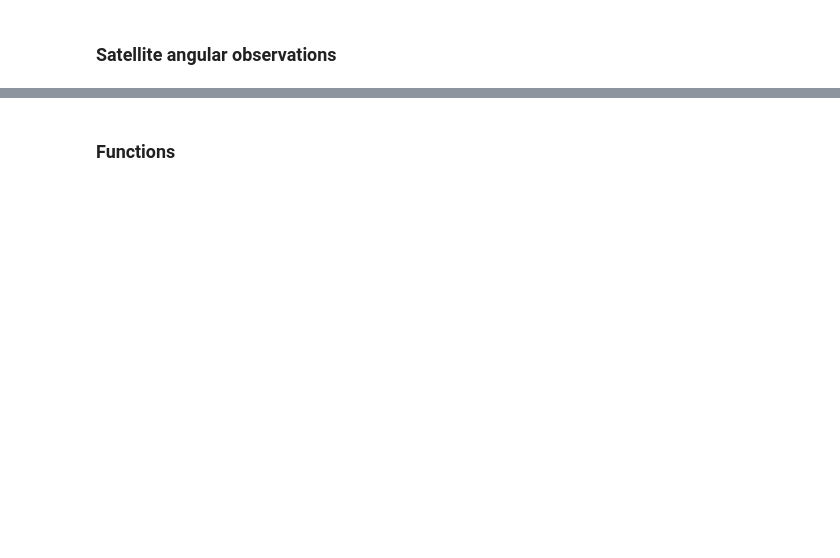
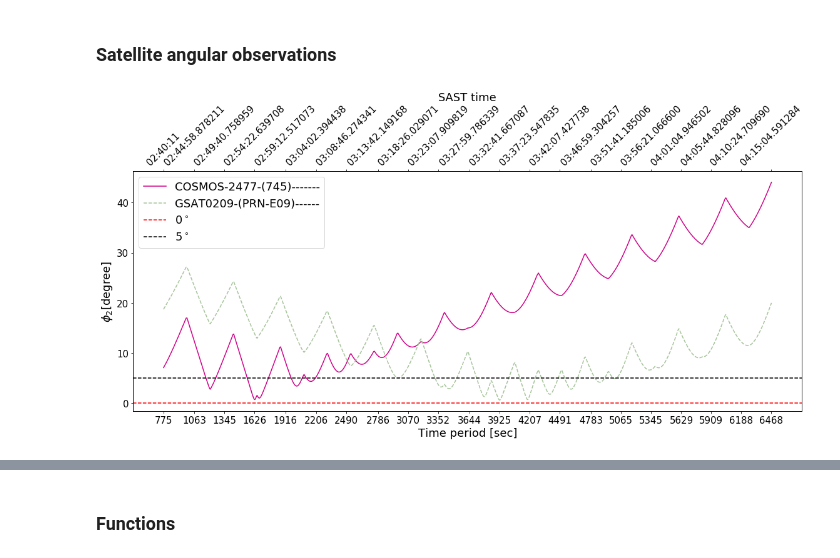
Before and after one commit to vitoria-ab/satellite_RFI-mine, a Jupyter notebook: Notebooks/Satellite_position/Satellite_position.ipynb, the cells around one changed output, grey strips where cells are left out. Drawn from its saved outputs; the diff is of its cells as text; code cells hidden in the pictures; blank space fills up the shorter version.

```diff
--- a/Notebooks/Satellite_position/Satellite_position.ipynb
+++ b/Notebooks/Satellite_position/Satellite_position.ipynb
@@ -79,14 +122,20 @@ if len(pm.satellite_type)>1:
     sat_below_cons = []
     sat_below_name = []
     for ci in range(len(tsc.sats_type_remain)):
-        sat_below_idx = np.unique(np.ma.where(satellite_angle_t[ci]<angle_dis)[0])
-        if len(sat_below_idx)>0:
+        sat_below_idx = np.unique(np.ma.where(satellite_angle_t[ci] < angle_dis)[0])
+        if len(sat_below_idx) > 0:
             for si in sat_below_idx:
                 sat_below_cons.append(tsc.sats_type_remain[ci])
                 sat_below_coords.append(satellite_angle_t[ci][si])
                 sat_below_name.append(tsc.name_list[0][ci][si])
 
-    dtimes = [datetime.strptime(dtime, '%Y-%m-%d %H:%M:%S') + timedelta(seconds=tsc.obs_time_list[0].value[i]) for i in range(len(tsc.obs_time_list[0].value))]
+    dtimes = [
+        datetime.strptime(
+            dtime, '%Y-%m-%d %H:%M:%S'
+        ) + timedelta(
+            seconds = tsc.obs_time_list[0].value[i]) for i in range(len(tsc.obs_time_list[0].value))]
+
+
     dtimes_idx = np.arange(0, len(dtimes), np.round(len(dtimes)/20))
 
     fig, axs = plt.subplots(figsize=(16, 8) , nrows=1, ncols=1)
@@ -98,33 +147,35 @@ if len(pm.satellite_type)>1:
     no_of_colors=len(sat_below_name)
     color_choice=["#"+''.join([random.choice('0123456789ABCDEF') for i in range(6)]) for j in range(no_of_colors)]
 
     for si,sat_list in enumerate(sat_below_coords):
         ax.plot(observation_time_list.value + pm.nd_s0[0], sat_list, color=color_choice[si], linestyle=next(linecycler), label=sat_below_name[si])
 
 
     ax.axhline(0, color='red', linestyle='--', label= r'$0^\circ$')
     ax.axhline(5, color='black', linestyle='--', label= r'$5^\circ$')
 
     ax.set_xticks([observation_time_list.value[i] + pm.nd_s0[0] for i in dtimes_idx])
     ax.set_xlabel('Time period [sec]')
     ax.set_ylabel(r'$\phi_2$[degree]')
     ax.legend(frameon=True, loc='best', ncol=1)#  bbox_to_anchor=(1, 1.))
 
     # ax.set_xlim(57600, 69120)
 
     local_ticks = ax.get_xticks().tolist()
     labels = [str(dtimes[i])[11:] for i in dtimes_idx]
 
     ax2 = ax.twiny()
     # plt.sca(ax2)
     ax2.set_xlabel('SAST time')
     ax2.set_xlim(ax.get_xlim())
     ax2.set_xticks(local_ticks)
     ax2.set_xticklabels(labels, rotation=45)
 
 
     fig.tight_layout()
     plt.show()
+# %% [output]
+[figure, added]
 # %%
 sat_below_coords_idx = [np.ma.where(sat_below_coords[i] < 5)[0] for i in range(len(sat_below_coords))]
 # %%
```
Also changed, not shown: parts of 12 cells of this notebook.
